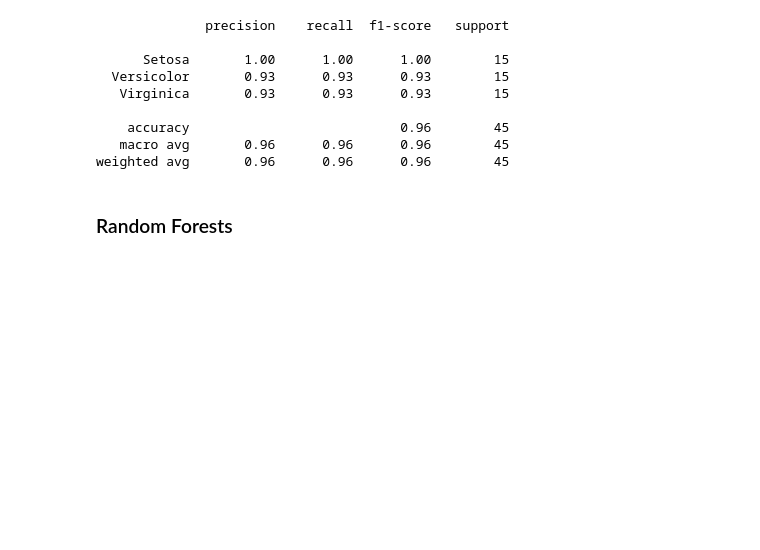
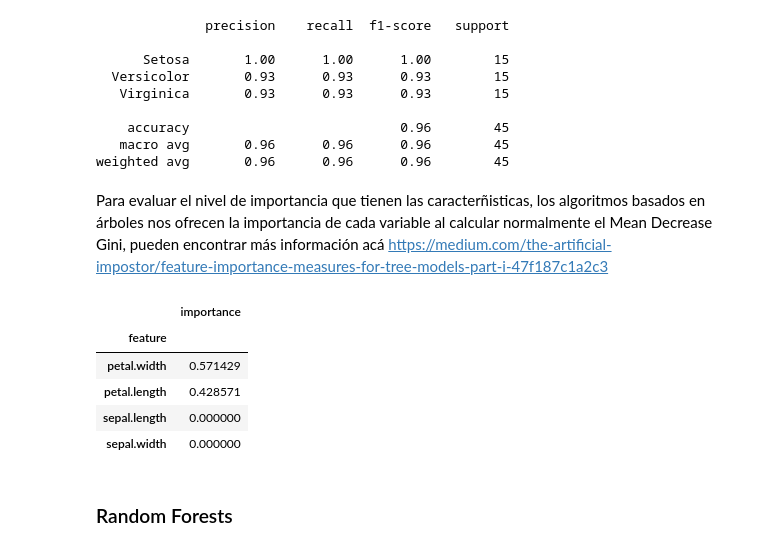
Before and after one commit to fvillena/mlfa, a Jupyter notebook: 2.1-classification.ipynb, the cells around one changed output. Cells and saved outputs as stored; diff of their text form; code cells hidden in the pictures; blank space fills up the shorter version.

```diff
--- a/2.1-classification.ipynb
+++ b/2.1-classification.ipynb
@@ -180,6 +237,20 @@ print(sklearn.metrics.classification_report(label_test, tree_predictions))
     accuracy                           0.96        45
    macro avg       0.96      0.96      0.96        45
 weighted avg       0.96      0.96      0.96        45
+# %% [markdown]
+Para evaluar el nivel de importancia que tienen las caracterñisticas, los algoritmos basados en árboles nos ofrecen la importancia de cada variable al calcular normalmente el Mean Decrease Gini, pueden encontrar más información acá https://medium.com/the-artificial-impostor/feature-importance-measures-for-tree-models-part-i-47f187c1a2c3
+# %%
+tree_vil = pd.DataFrame(list(zip(feature_names,tree.feature_importances_)),
+             columns=["feature","importance"]
+            ).set_index("feature")
+tree_vil.sort_values("importance",ascending=False)
+# %% [output]
+|  | importance |
+| feature |  |
+| petal.width | 0.571429 |
+| petal.length | 0.428571 |
+| sepal.length | 0.000000 |
+| sepal.width | 0.000000 |
 # %% [markdown]
 ### Random Forests
 # %%
```
Also changed, not shown: parts of 43 cells of this notebook.
